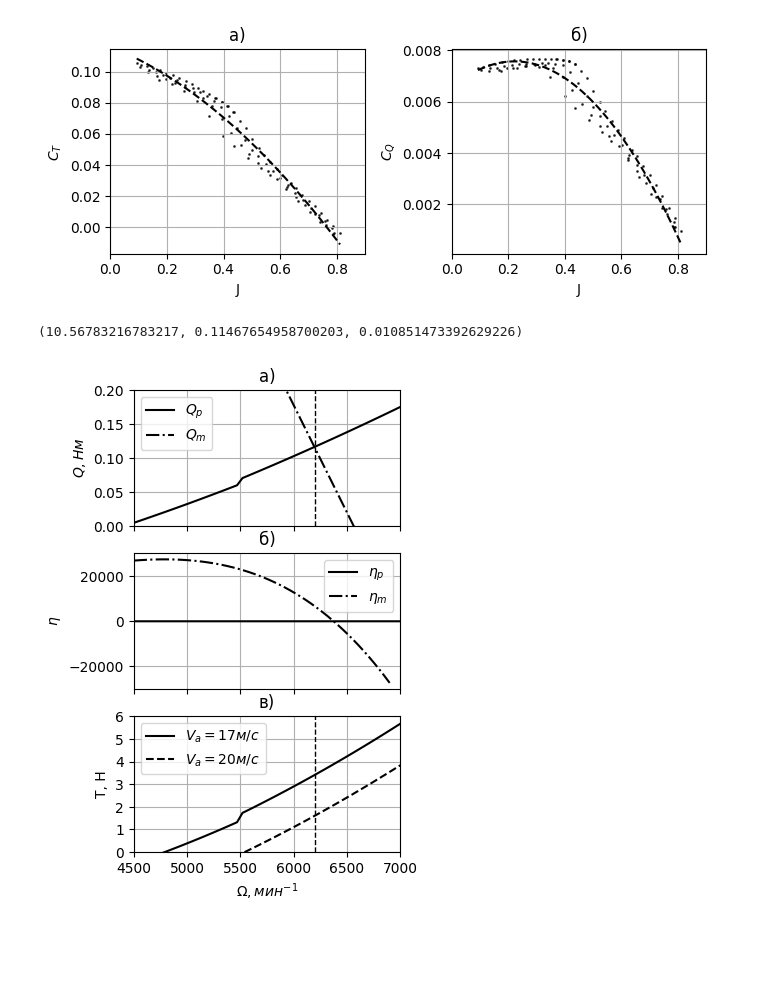
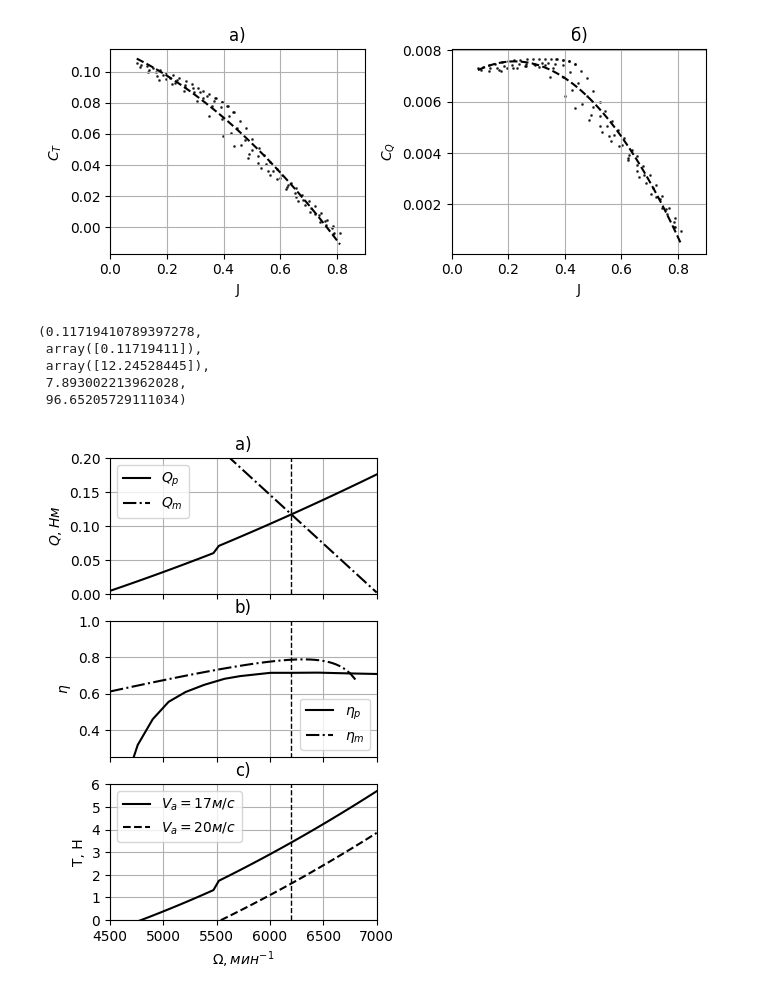
Before and after one commit to Suturin-Daniil/KB-102_SKAT_2025, a Jupyter notebook: ПромежуточныйДизайн/СиловаяУстановка/Gefman1170/Gemfan1170New.ipynb, the cells around one changed output. Drawn from its saved outputs; the diff is of its cells as text; code cells hidden in the pictures; blank space fills up the shorter version.

```diff
--- a/ПромежуточныйДизайн/СиловаяУстановка/Gefman1170/Gemfan1170New.ipynb
+++ b/ПромежуточныйДизайн/СиловаяУстановка/Gefman1170/Gemfan1170New.ipynb
@@ -7,30 +7,36 @@ import sympy as smp
 ## Propeller data
 # %%
 D = 11 * 25.4 / 1000 # diameter in meters
-rho = 1.22 # air density
+rho = 1.225 # air density
 Va = 17 # horizontal flight velocity
+DS = np.loadtxt('Static.txt', dtype=float, skiprows=1)
+Oms = DS[:, 0]
+cts = DS[:, 1]
+cqs = DS[:, 2] / (2 * np.pi)
+pcqs = np.polyfit(Oms, cqs, 2)
+
 D3 = np.loadtxt('3000RPM.txt', dtype=float, skiprows=1)
 J3 = D3[:, 0]
 ct3 = D3[:, 1]
-cq3 = D3[:, 2] / (2*np.pi)
+cq3 = D3[:, 2] / (2 * np.pi)
 eta3 = D3[:, 3]
 
 D4 = np.loadtxt('4000RPM.txt', dtype=float, skiprows=1)
 J4 = D4[:, 0]
 ct4 = D4[:, 1]
-cq4 = D4[:, 2] / (2*np.pi)
+cq4 = D4[:, 2] / (2 * np.pi)
 eta4 = D4[:, 3]
 
 D5 = np.loadtxt('5000RPM.txt', dtype=float, skiprows=1)
 J5 = D5[:, 0]
 ct5 = D5[:, 1]
-cq5 = D5[:, 2] / (2*np.pi)
+cq5 = D5[:, 2] / (2 * np.pi)
 eta5 = D5[:, 3]
 
 D6 = np.loadtxt('6000RPM.txt', dtype=float, skiprows=1)
 J6 = D6[:, 0]
 ct6 = D6[:, 1]
-cq6 = D6[:, 2] / (2*np.pi)
+cq6 = D6[:, 2] / (2 * np.pi)
 eta6 = D6[:, 3]
 
 Ct = np.concatenate((ct3, ct4), axis=0)
@@ -219,46 +221,50 @@ ax1[1].set_xlim(0, 0.9)
 fig2, ax2 = plt.subplots(3,1, figsize=(87.4 /25.4, 6))
 ax2.ravel()
 
-Vin = 7.52
+Vin = float(GetVoltage(np.array([6200]), Va))
 
 ax2[0].plot(np.linspace(4500, 7000), GetTorque(np.linspace(4500, 7000), Va), label = r'$Q_{p}$', color='black')
 ax2[0].plot(np.linspace(4500, 7000), GetMTorque(np.linspace(4500, 7000), Vin), '-.',label = r'$Q_{m}$', color='black')
-ax2[0].vlines(6200, 0, 0.2, linestyle='--', color='black', linewidth=1)
+ax2[0].vlines(6200, 0, 1, linestyle='--', color='black', linewidth=1)
 ax2[0].set_ylim(0, 0.2)
-ax2[0].set_ylabel(r'$Q, Н м$')
+ax2[0].set_ylabel(r'$Q, Нм$')
 ax2[0].set_xticks(ticks = np.linspace(4500, 7000, 6), labels = [' ', ' ', ' ', ' ', ' ', ' '], color='w')
 ax2[0].set_xlim(4500, 7000)
 ax2[0].grid('Major')
 ax2[0].legend()
 ax2[0].set_title('a)')
 
 ax2[1].plot(GetOmega(J6, Va), eta6, label = r'$\eta_{p}$', color='black')
 ax2[1].vlines(6200, 0, 1, linestyle='--', color='black', linewidth=1)
-ax2[1].plot(np.linspace(4500, 6900), GetMEff(np.linspace(4500, 6900), Vin), '-.',label = r'$\eta_{m}$', color='black')
-# ax2[1].set_ylim(0, 1)
+ax2[1].plot(np.linspace(4500, 6800), GetMEff(np.linspace(4500, 6800), Vin), '-.',label = r'$\eta_{m}$', color='black')
+ax2[1].set_ylim(0.25, 1)
 ax2[1].set_xlim(4500, 7000)
 ax2[1].set_ylabel(r'$\eta$')
 ax2[1].set_xticks(ticks = np.linspace(4500, 7000, 6), labels = [' ', ' ', ' ', ' ', ' ', ' '], color='w')
 ax2[1].grid('Major')
 ax2[1].legend()
-ax2[1].set_title('б)')
+ax2[1].set_title('b)')
 
 ax2[2].plot(np.linspace(4500, 7000), GetThrust(np.linspace(4500, 7000), Va), color='black', label=r'$V_a = 17 м/с$')
 ax2[2].plot(np.linspace(4500, 7000), GetThrust(np.linspace(4500, 7000), 20), '--', color='black', label=r'$V_a = 20 м/с$')
-ax2[2].vlines(6200, 0, 7, linestyle='--', color='black', linewidth=1)
+ax2[2].vlines(6200, 0, 10, linestyle='--', color='black', linewidth=1)
 ax2[2].set_ylim(0, 6)
 ax2[2].set_xlim(4500, 7000)
 ax2[2].set_ylabel('T, Н')
 ax2[2].set_yticks(ticks = [0, 1, 2, 3, 4, 5, 6], labels = ['0', '1','2','3','4','5','6'])
 ax2[2].grid('Major')
 ax2[2].set_xlabel(r'$\Omega, мин^{-1}$')
-ax2[2].set_title('в)')
+ax2[2].set_title('c)')
 ax2[2].legend()
-# plt.savefig('ПодборМотора.png', dpi=300, bbox_inches='tight', pad_inches = 0)
-GetMTorque(6200, Vin)/kv, GetMTorque(6200, Vin), kv
+plt.savefig('MotorMatching.png', dpi=300, bbox_inches='tight', pad_inches = 0)
+GetMTorque(6200, Vin), GetTorque(np.array([6200]), Va), GetCurrent(np.array([6200]),Vin), Vin, GetMPower(Vin, 6200)
 # %% [output]
-(10.56783216783217, 0.11467654958700203, 0.010851473392629226)
+(0.11719410789397278,
+ array([0.11719411]),
+ array([12.24528445]),
+ 7.893002213962028,
+ 96.65205729111034)
-[figure, old version]
+[figure, new version]
 # %%
 # AT2820 torque coef for 11x7 and 12x6
 fig3, ax3 = plt.subplots(1,1, figsize=(8,4))
```
Also changed, not shown: parts of 4 cells of this notebook, 16 other files.
